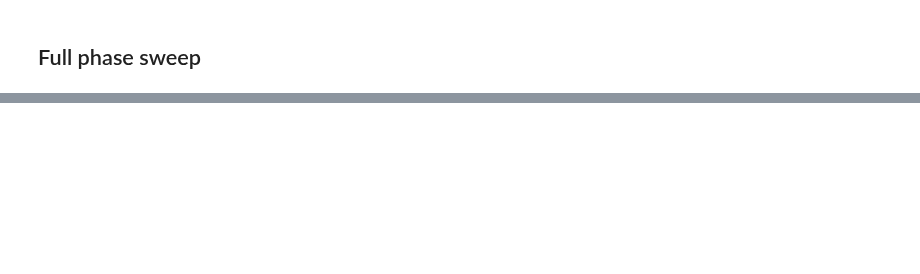
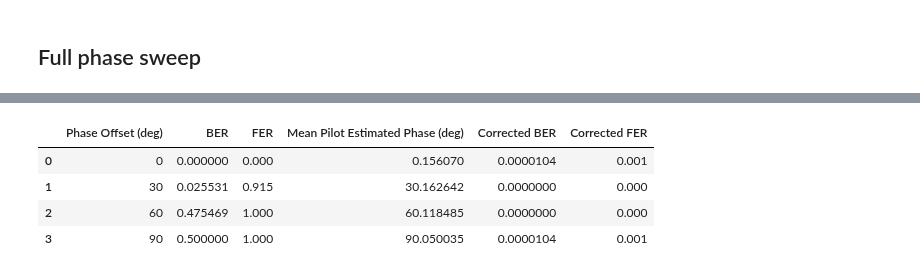
Before and after one commit to 48774861/Embedded-Wireless-Design-Labs, a Jupyter notebook: Lab4/Lab4_Task2_OFDM_Phase_Offset_Student.ipynb, the cells around one changed output, grey strips where cells are left out. Cells and saved outputs as stored; diff of their text form; code cells hidden in the pictures; blank space fills up the shorter version.

```diff
--- a/Lab4/Lab4_Task2_OFDM_Phase_Offset_Student.ipynb
+++ b/Lab4/Lab4_Task2_OFDM_Phase_Offset_Student.ipynb
@@ -96,0 +101,15 @@ for row in result["rows"]:
+# %%
+phase_results_df = pd.DataFrame([{
+    "Phase Offset (deg)": row["phase_degrees"], "BER": row["ber"], "FER": row["fer"],
+    "Mean Pilot Estimated Phase  (deg)": row["estimated_phase_mean_degrees"],
+    "Corrected BER": row["corrected_ber"], "Corrected FER": row["corrected_fer"],
+} for row in result["rows"] ])
+
+display( phase_results_df.style.format({"BER": "{:.6f}", "FER": "{:.3f}", "Mean Pilot Estimated Phase (deg)": "{:.3f}",
+                                        "Corrected BER": "{:.7f}", "Corrected FER": "{:.3f}"}))
+# %% [output]
+|  | Phase Offset (deg) | BER | FER | Mean Pilot Estimated Phase (deg) | Corrected BER | Corrected FER |
+| 0 | 0 | 0.000000 | 0.000 | 0.156070 | 0.0000104 | 0.001 |
+| 1 | 30 | 0.025531 | 0.915 | 30.162642 | 0.0000000 | 0.000 |
+| 2 | 60 | 0.475469 | 1.000 | 60.118485 | 0.0000000 | 0.000 |
+| 3 | 90 | 0.500000 | 1.000 | 90.050035 | 0.0000104 | 0.001 |
```
Also changed, not shown: parts of 14 cells of this notebook, 4 other files.
